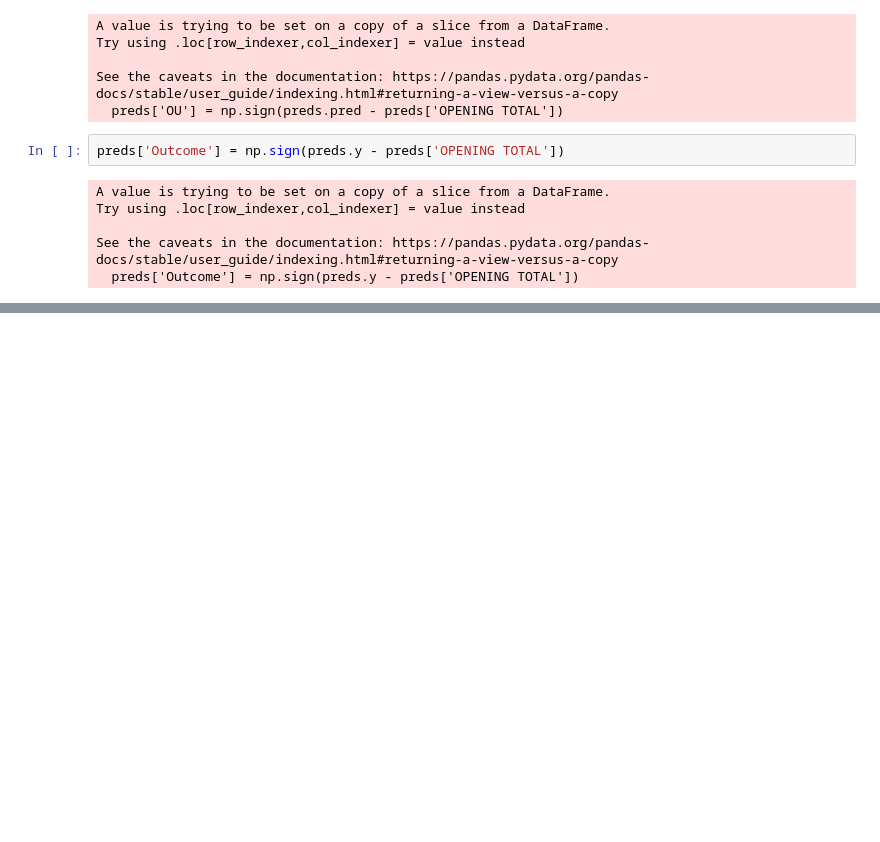
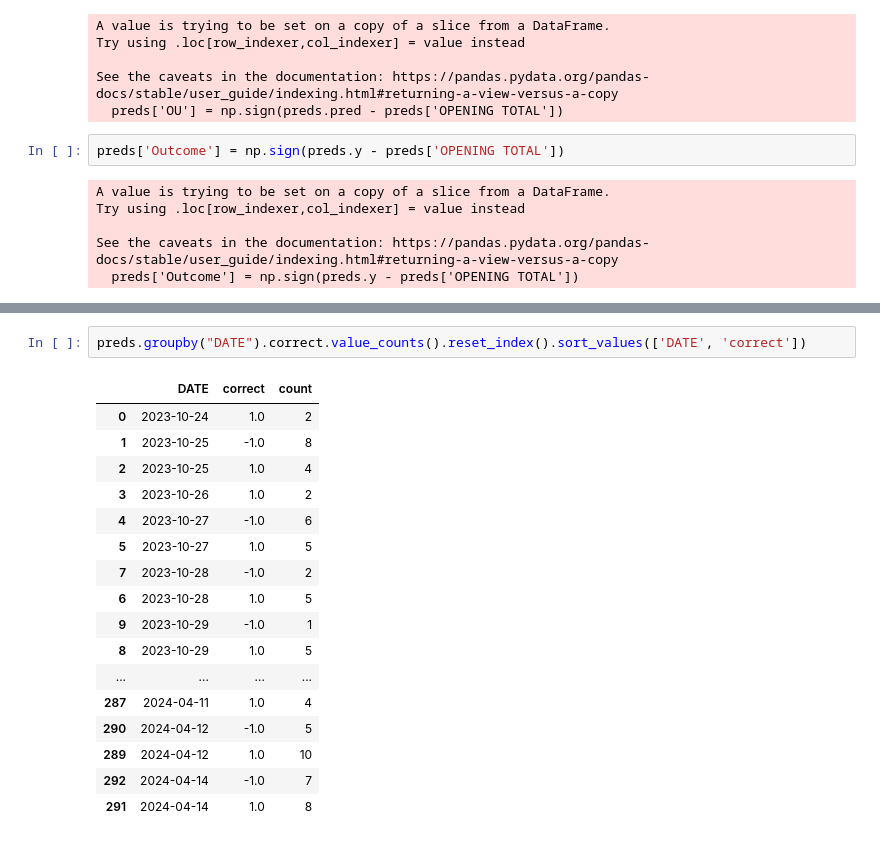
Before and after one commit to atayur03/nba, a Jupyter notebook: test1.ipynb, the cells around one changed output, grey strips where cells are left out. Cells and saved outputs as stored; diff of their text form; blank space fills up the shorter version.

```diff
--- a/test1.ipynb
+++ b/test1.ipynb
@@ -251,0 +287,20 @@ preds
+# %%
+preds.groupby("DATE").correct.value_counts().reset_index().sort_values(['DATE', 'correct'])
+# %% [output]
+|  | DATE | correct | count |
+| 0 | 2023-10-24 | 1.0 | 2 |
+| 1 | 2023-10-25 | -1.0 | 8 |
+| 2 | 2023-10-25 | 1.0 | 4 |
+| 3 | 2023-10-26 | 1.0 | 2 |
+| 4 | 2023-10-27 | -1.0 | 6 |
+| 5 | 2023-10-27 | 1.0 | 5 |
+| 7 | 2023-10-28 | -1.0 | 2 |
+| 6 | 2023-10-28 | 1.0 | 5 |
+| 9 | 2023-10-29 | -1.0 | 1 |
+| 8 | 2023-10-29 | 1.0 | 5 |
+| ... | ... | ... | ... |
+| 287 | 2024-04-11 | 1.0 | 4 |
+| 290 | 2024-04-12 | -1.0 | 5 |
+| 289 | 2024-04-12 | 1.0 | 10 |
+| 292 | 2024-04-14 | -1.0 | 7 |
+| 291 | 2024-04-14 | 1.0 | 8 |
```
Also changed, not shown: parts of 15 cells of this notebook.
